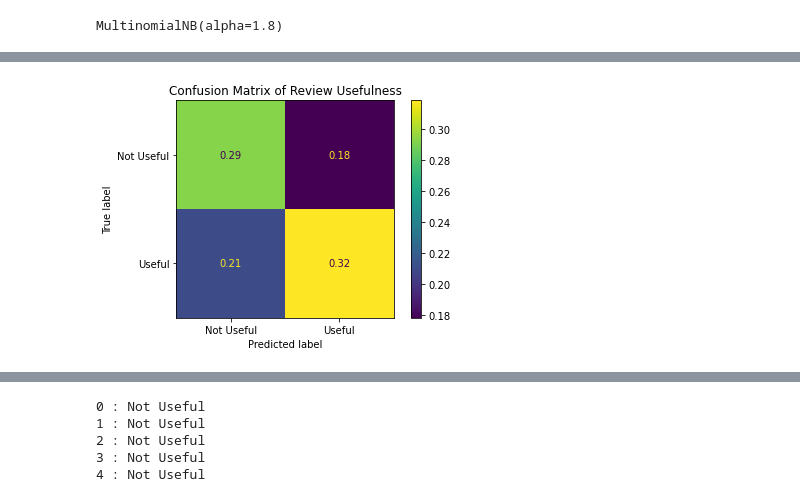
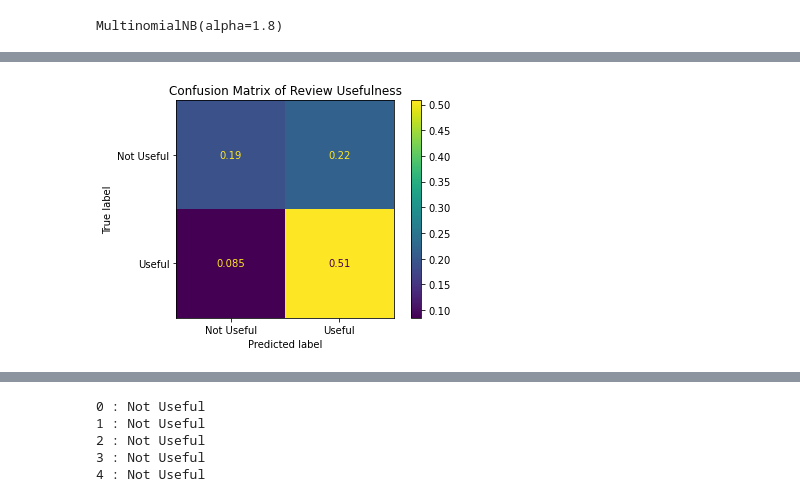
Before and after one commit to davidmiller2013/amazon-nlp-classification, a Jupyter notebook: notebooks/model-selection.ipynb, the cells around one changed output, grey strips where cells are left out. Drawn from its saved outputs; the diff is of its cells as text; code cells hidden in the pictures.

Commit message:
update processing, refine lstm and cnn models, remove unused models

```diff
--- a/notebooks/model-selection.ipynb
+++ b/notebooks/model-selection.ipynb
@@ -267,3 +315,0 @@ _________________________________________________________________
-# %%
-model.fit(X_train, y_train, validation_data=(X_dev, y_dev), epochs=4, batch_size=512)
-model.evaluate(X_test, y_test)
@@ -286,13 +316,9 @@ labels = tf.keras.utils.to_categorical(labels, num_classes=2, dtype="float32")
-# %%
-# Split data into train, dev, and test sets
-X_train, X_test, y_train, y_test = train_test_split(reviews_tokens, labels, test_size=0.2, random_state=0)
-X_train, X_dev, y_train, y_dev = train_test_split(X_train, y_train, test_size=0.25, random_state=0)
 # %%
 # Build model
 lstm_model = Sequential()
-lstm_model.add(Embedding(max_words, 40, input_length=max_len))
-lstm_model.add(Bidirectional(LSTM(20, dropout=dropout_rate)))
-lstm_model.add(Dense(2, activation='sigmoid'))
+lstm_model.add(Embedding(input_dim=num_words, output_dim=output_dim, input_length=num_len))
+lstm_model.add(Bidirectional(LSTM(64, dropout=dropout_rate)))
+lstm_model.add(Dense(2, activation='softmax'))
 lstm_model.compile(optimizer=opt, loss=loss_func, metrics=metrics)
 lstm_model.summary()
 # %% [output]
@@ -314,6 +340,12 @@ Non-trainable params: 0
 _________________________________________________________________
 # %%
 # Fit model
-lstm_model.fit(X_train, y_train, validation_data=(X_dev, y_dev), epochs=epochs, batch_size=512, verbose=2)
+lstm_model.fit(X_train,
+               y_train,
+               validation_data=(X_dev, y_dev),
+               epochs=epochs,
+               batch_size=batch_size,
+               verbose=2
+              )
 # %% [output]
 Epoch 1/10
@@ -339,16 +371,16 @@ Epoch 10/10
 <keras.callbacks.History at 0x...>
 # %%
-# Plot confusion matrix
-y_true = y_test.argmax(axis=1)
-y_pred = np.argmax(lstm_model.predict(X_test), axis=1)
+# Plot confusion matrix of training data
+y_true = y_train.argmax(axis=1)
+y_pred = np.argmax(lstm_model.predict(X_train), axis=1)
 
 ConfusionMatrixDisplay.from_predictions(y_true,
                                         y_pred,
                                         normalize='all',
                                         display_labels=sentiment
                                        )
 
 plt.title("Confusion Matrix of Review Usefulness")
 plt.show()
 # %% [output]
-[figure, old version]
+[figure, new version]
```
Also changed, not shown: parts of 57 cells of this notebook, 1 other file.
